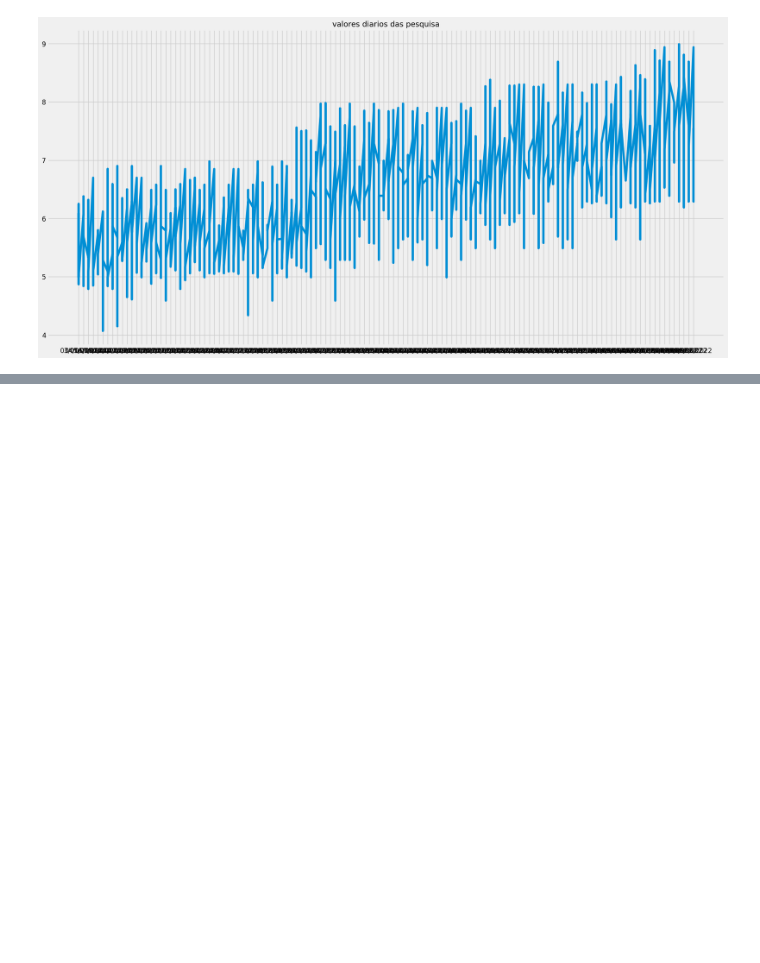
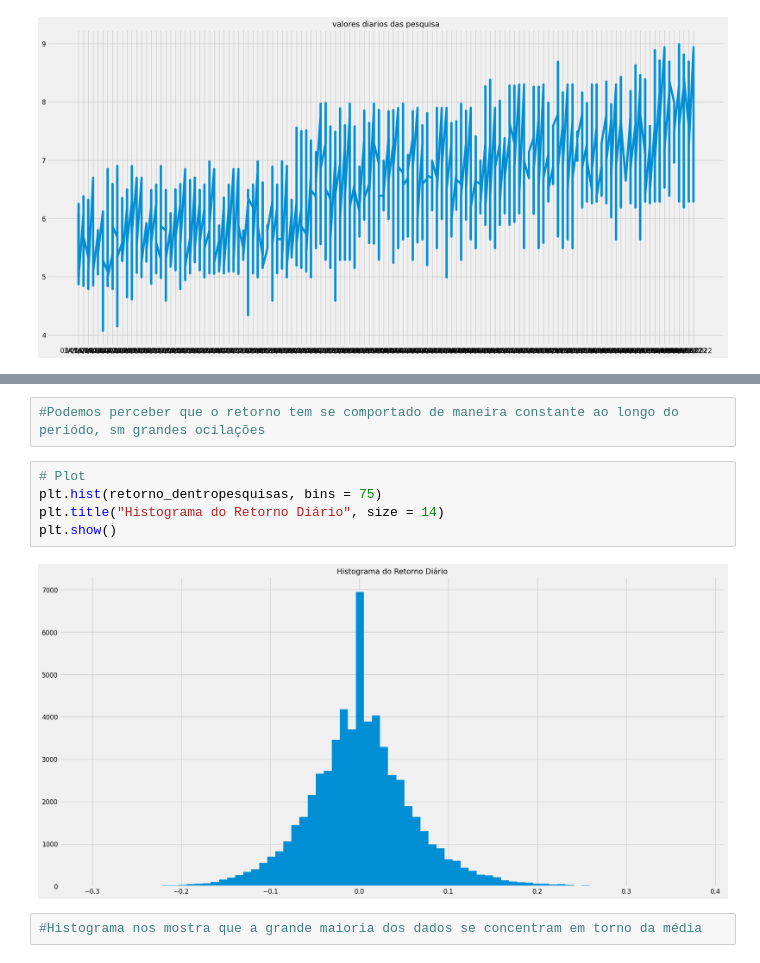
Before and after one commit to OdairDias/Projeto-Arima, a Jupyter notebook: modelo.ipynb, the cells around one changed output, grey strips where cells are left out. Saved outputs shown, nothing was run; the diff lists cells and outputs as text; blank space fills up the shorter version.

Commit message:
modelando dados
Signed-off-by: OdairDias <odair2d@hotmail.com>

```diff
--- a/modelo.ipynb
+++ b/modelo.ipynb
@@ -261,0 +282,11 @@ retorno_dentropesquisas.max()
+# %%
+#Podemos perceber que o retorno tem se comportado de maneira constante ao longo do periódo, sm grandes ocilações
+# %%
+# Plot
+plt.hist(retorno_dentropesquisas, bins = 75)
+plt.title("Histograma do Retorno Diário", size = 14)
+plt.show()
+# %% [output]
+[figure, added]
+# %%
+#Histograma nos mostra que a grande maioria dos dados se concentram em torno da média
```
Also changed, not shown: parts of 14 cells of this notebook, 1 other file.
